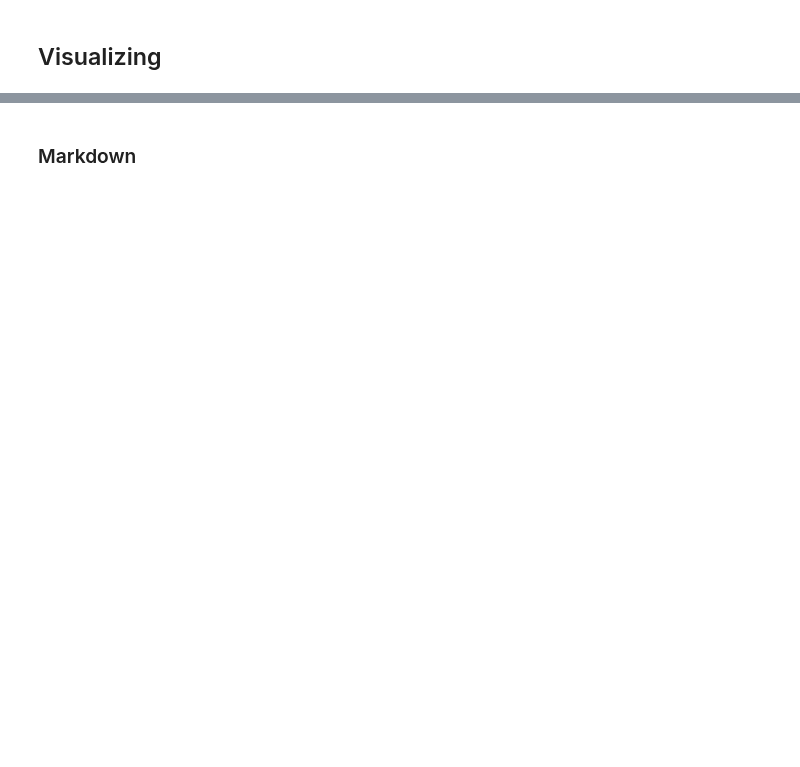
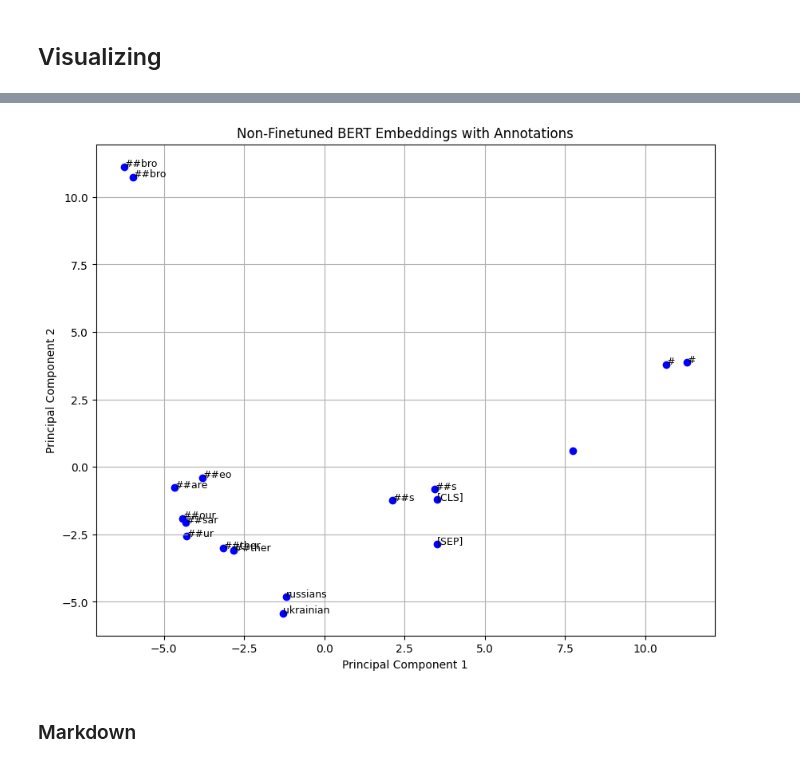
Before and after one commit to Susena-V/NLP_Misinformation, a Jupyter notebook: Bert_finetuning.ipynb, the cells around one changed output, grey strips where cells are left out. Drawn from its saved outputs; the diff is of its cells as text; code cells hidden in the pictures; blank space fills up the shorter version.

```diff
--- a/Bert_finetuning.ipynb
+++ b/Bert_finetuning.ipynb
@@ -1081,0 +1134,51 @@ print(attentions)
+# %%
+from transformers import BertTokenizer, BertModel
+import torch
+import numpy as np
+from sklearn.decomposition import PCA
+import matplotlib.pyplot as plt
+
+# Load non-finetuned BERT model and tokenizer
+non_finetuned_tokenizer = BertTokenizer.from_pretrained('bert-base-uncased')
+non_finetuned_model = BertModel.from_pretrained('bert-base-uncased')
+
+def generate_non_finetuned_embeddings(text, tokenizer, model):
+    device = torch.device('cuda' if torch.cuda.is_available() else 'cpu')
+    model.to(device)
+    model.eval()
+
+    inputs = tokenizer(text, return_tensors='pt', truncation=True, max_length=512, add_special_tokens=True)
+    input_ids = inputs['input_ids'].to(device)
+    attention_mask = inputs['attention_mask'].to(device)
+
+    with torch.no_grad():
+        outputs = model(input_ids=input_ids, attention_mask=attention_mask)
+        embeddings = outputs.last_hidden_state.squeeze(0).cpu().numpy()
+
+    tokens = tokenizer.convert_ids_to_tokens(input_ids.squeeze(0).tolist())
+    return embeddings, tokens
+
+def plot_embeddings_with_labels(embeddings, tokens, title):
+    pca = PCA(n_components=2)
+    reduced_embeddings = pca.fit_transform(embeddings)
+
+    plt.figure(figsize=(10, 8))
+    plt.scatter(reduced_embeddings[:, 0], reduced_embeddings[:, 1], marker='o', c='blue')
+
+    for i, token in enumerate(tokens):
+        plt.annotate(token, (reduced_embeddings[i, 0], reduced_embeddings[i, 1]), fontsize=9)
+
+    plt.title(title)
+    plt.xlabel('Principal Component 1')
+    plt.ylabel('Principal Component 2')
+    plt.grid(True)
+    plt.show()
+
+# Example text
+text = "#RussiansAreOurBrothers #UkrainiansAreOurBrothers."
+
+# Generate and plot embeddings for non-finetuned BERT
+non_finetuned_embeddings, tokens = generate_non_finetuned_embeddings(text, non_finetuned_tokenizer, non_finetuned_model)
+plot_embeddings_with_labels(non_finetuned_embeddings, tokens, 'Non-Finetuned BERT Embeddings with Annotations')
+# %% [output]
+[figure, added]
```
Also changed, not shown: parts of 14 cells of this notebook.
